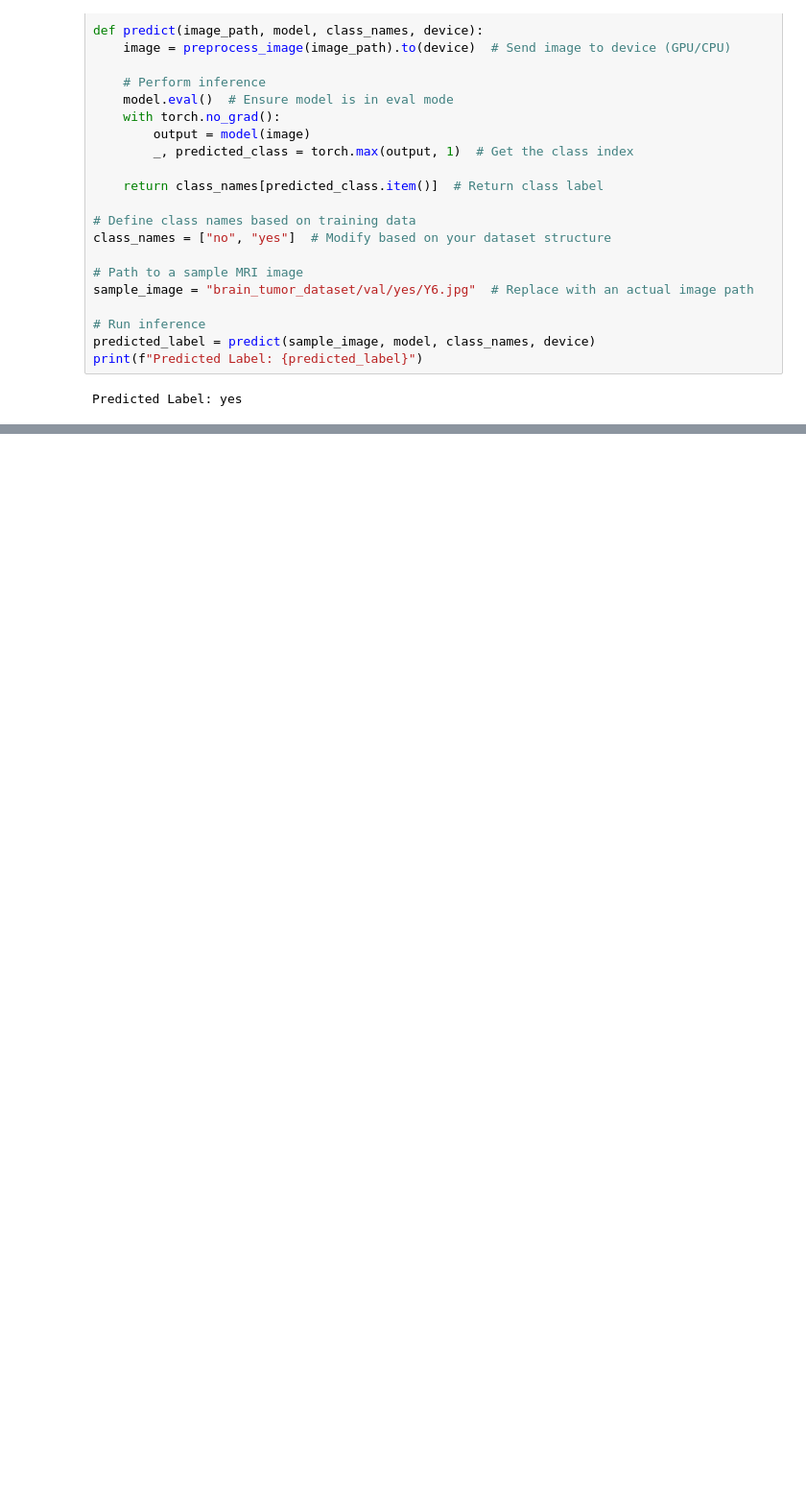
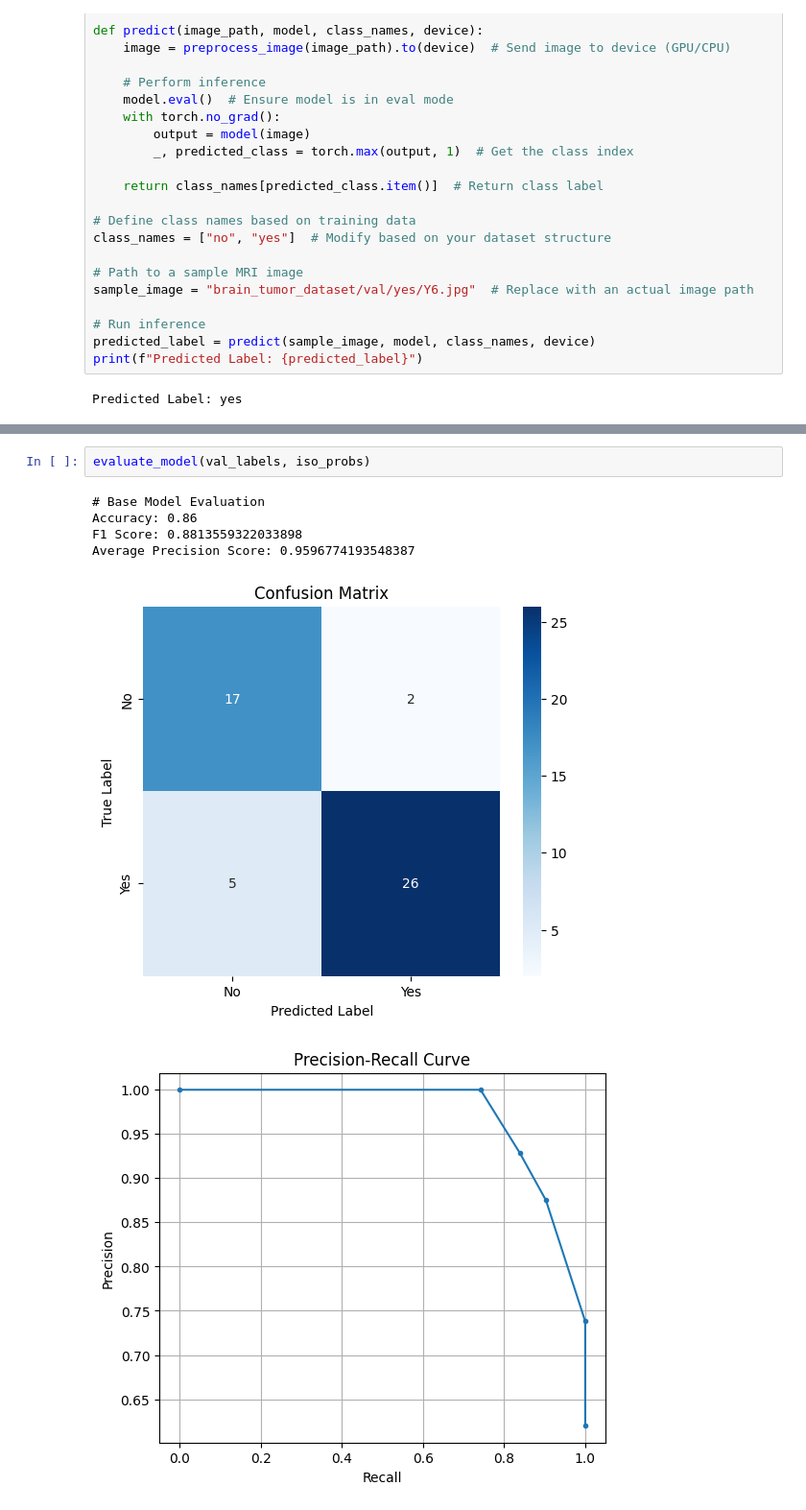
Before and after one commit to cmyguel/tru_image_cancer_prediction, a Jupyter notebook: brain_tumor/classification.ipynb, the cells around one changed output, grey strips where cells are left out. Shown: that part at 96% size. Cells and saved outputs as stored; diff of their text form; blank space fills up the shorter version.

```diff
--- a/brain_tumor/classification.ipynb
+++ b/brain_tumor/classification.ipynb
@@ -350,0 +399,9 @@ Brier Loss: 0.09688436710031581
+# %%
+evaluate_model(val_labels, iso_probs)
+# %% [output]
+# Base Model Evaluation
+Accuracy: 0.86
+F1 Score: 0.8813559322033898
+Average Precision Score: 0.9596774193548387
+[figure, added]
+[figure, added]
```
Also changed, not shown: parts of 11 cells of this notebook.
